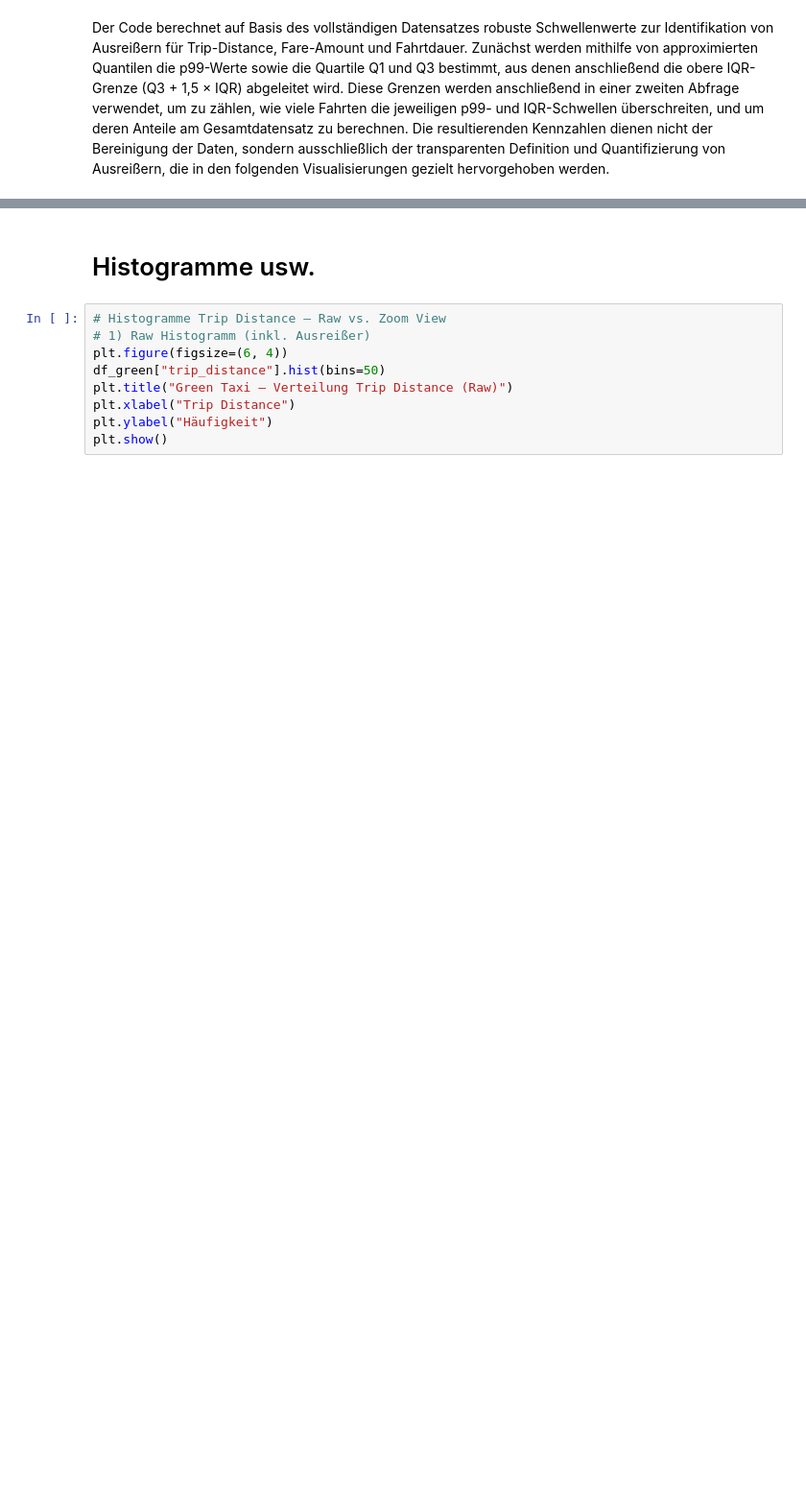
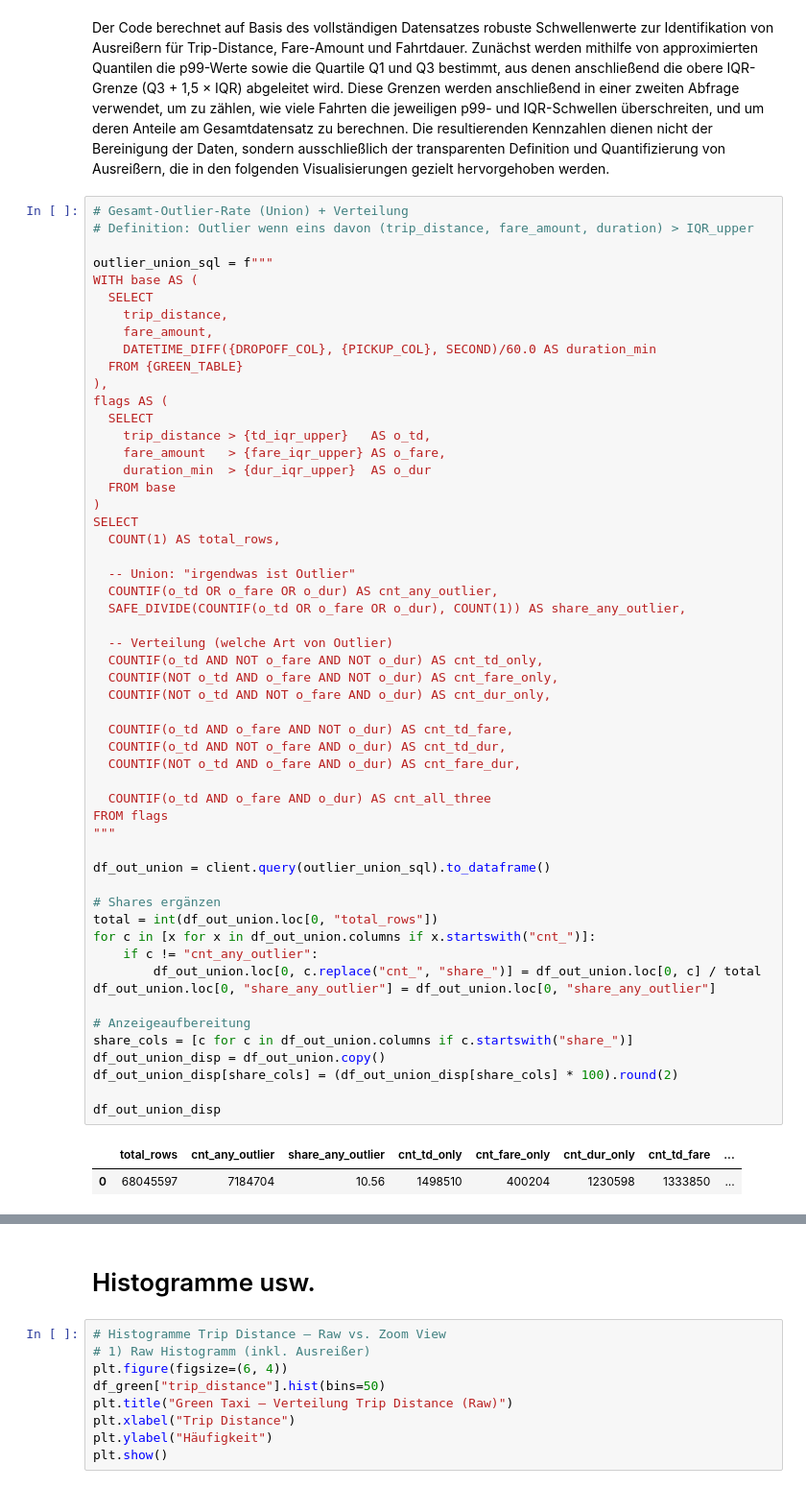
Before and after one commit to laniaker/bi_project_task2, a Jupyter notebook: notebooks_exploration/exploration_green.ipynb, the cells around one changed output, grey strips where cells are left out. Shown at 96% size. Cells and saved outputs as stored; diff of their text form; blank space fills up the shorter version.

```diff
--- a/notebooks_exploration/exploration_green.ipynb
+++ b/notebooks_exploration/exploration_green.ipynb
@@ -937,2 +1237,59 @@ df_out_display
 # %% [markdown]
 Der Code berechnet auf Basis des vollständigen Datensatzes robuste Schwellenwerte zur Identifikation von Ausreißern für Trip-Distance, Fare-Amount und Fahrtdauer. Zunächst werden mithilfe von approximierten Quantilen die p99-Werte sowie die Quartile Q1 und Q3 bestimmt, aus denen anschließend die obere IQR-Grenze (Q3 + 1,5 × IQR) abgeleitet wird. Diese Grenzen werden anschließend in einer zweiten Abfrage verwendet, um zu zählen, wie viele Fahrten die jeweiligen p99- und IQR-Schwellen überschreiten, und um deren Anteile am Gesamtdatensatz zu berechnen. Die resultierenden Kennzahlen dienen nicht der Bereinigung der Daten, sondern ausschließlich der transparenten Definition und Quantifizierung von Ausreißern, die in den folgenden Visualisierungen gezielt hervorgehoben werden.
+# %%
+# Gesamt-Outlier-Rate (Union) + Verteilung
+# Definition: Outlier wenn eins davon (trip_distance, fare_amount, duration) > IQR_upper
+
+outlier_union_sql = f"""
+WITH base AS (
+  SELECT
+    trip_distance,
+    fare_amount,
+    DATETIME_DIFF({DROPOFF_COL}, {PICKUP_COL}, SECOND)/60.0 AS duration_min
+  FROM {GREEN_TABLE}
+),
+flags AS (
+  SELECT
+    trip_distance > {td_iqr_upper}   AS o_td,
+    fare_amount   > {fare_iqr_upper} AS o_fare,
+    duration_min  > {dur_iqr_upper}  AS o_dur
+  FROM base
+)
+SELECT
+  COUNT(1) AS total_rows,
+
+  -- Union: "irgendwas ist Outlier"
+  COUNTIF(o_td OR o_fare OR o_dur) AS cnt_any_outlier,
+  SAFE_DIVIDE(COUNTIF(o_td OR o_fare OR o_dur), COUNT(1)) AS share_any_outlier,
+
+  -- Verteilung (welche Art von Outlier)
+  COUNTIF(o_td AND NOT o_fare AND NOT o_dur) AS cnt_td_only,
+  COUNTIF(NOT o_td AND o_fare AND NOT o_dur) AS cnt_fare_only,
+  COUNTIF(NOT o_td AND NOT o_fare AND o_dur) AS cnt_dur_only,
+
+  COUNTIF(o_td AND o_fare AND NOT o_dur) AS cnt_td_fare,
+  COUNTIF(o_td AND NOT o_fare AND o_dur) AS cnt_td_dur,
+  COUNTIF(NOT o_td AND o_fare AND o_dur) AS cnt_fare_dur,
+
+  COUNTIF(o_td AND o_fare AND o_dur) AS cnt_all_three
+FROM flags
+"""
+
+df_out_union = client.query(outlier_union_sql).to_dataframe()
+
+# Shares ergänzen
+total = int(df_out_union.loc[0, "total_rows"])
+for c in [x for x in df_out_union.columns if x.startswith("cnt_")]:
+    if c != "cnt_any_outlier":
+        df_out_union.loc[0, c.replace("cnt_", "share_")] = df_out_union.loc[0, c] / total
+df_out_union.loc[0, "share_any_outlier"] = df_out_union.loc[0, "share_any_outlier"]
+
+# Anzeigeaufbereitung
+share_cols = [c for c in df_out_union.columns if c.startswith("share_")]
+df_out_union_disp = df_out_union.copy()
+df_out_union_disp[share_cols] = (df_out_union_disp[share_cols] * 100).round(2)
+
+df_out_union_disp
+# %% [output]
+|  | total_rows | cnt_any_outlier | share_any_outlier | cnt_td_only | cnt_fare_only | cnt_dur_only | cnt_td_fare | ... |
+| 0 | 68045597 | 7184704 | 10.56 | 1498510 | 400204 | 1230598 | 1333850 | ... |
```
Also changed, not shown: parts of 58 cells of this notebook.
